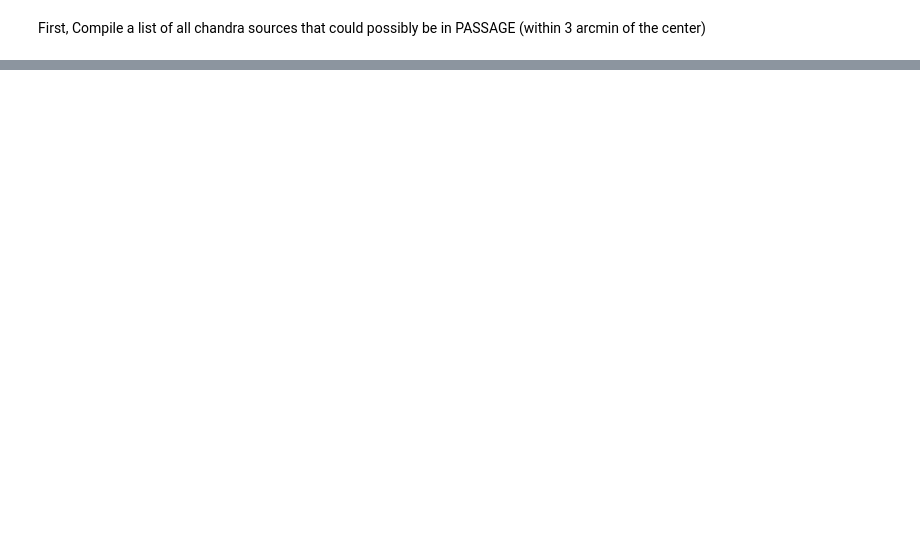
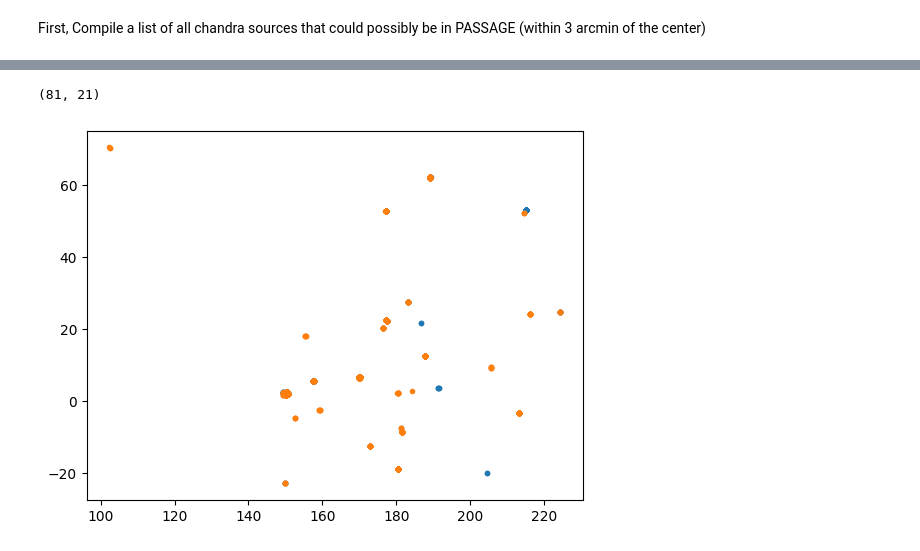
Before and after one commit to NubbyNubsIII/agn_passage, a Jupyter notebook: cross_ex_nb.ipynb, the cells around one changed output, grey strips where cells are left out. Saved outputs shown, nothing was run; the diff lists cells and outputs as text; code cells hidden in the pictures; blank space fills up the shorter version.

```diff
--- a/cross_ex_nb.ipynb
+++ b/cross_ex_nb.ipynb
@@ -17,14 +14,7 @@ np.savetxt('catalogs.csv',catalogs,fmt='%s',delimiter=',')
 # %%
 check_radius=0.05*u.deg #=3 arcmin
 catalog_names = {'chandra':'csc',
-                 'xmm':'xmmmaster',
-                 'swift':'swiftmastr',
-                 'rosat':'rosmaster',
-                 'erosita':'erassmastr',
-                 'rosat':'rassmaster',
-                 'xrism':'xrismmastr'}
-
-v_catalog_names = {}
+                 'xmm':'xmmssc'}
 
 par_coords_import=np.loadtxt('./par_coords.csv',dtype='str',delimiter=',')
 par_coords_list=coord.SkyCoord(ra=par_coords_import[:,1],dec=par_coords_import[:,2],unit=(u.deg, u.deg))
@@ -257,0 +109,20 @@ Par063
+# %%
+#do the first one outside the loop
+
+xmm_cols='detid, srcid, name, src_num, obsid, ra, dec, error_radius, ep_extent, ep_extent_error, ep_extent_ml, sc_ra, sc_dec, sc_poserr, sc_det_ml'
+
+for i in range(len(par_coords_list)):
+
+    #we already did the first one
+    if i==0:
+        xmm_table=Heasarc.query_region(par_coords_list[i],catalog='xmmssc',radius=check_radius,columns=xmm_cols)
+        add_col=tab.Column(np.repeat(par_names[i],len(xmm_table)),name='par_name')
+        xmm_table.add_column(add_col)
+        continue
+    current_par=par_names[i]
+    add_table=Heasarc.query_region(par_coords_list[i],catalog='xmmssc',radius=check_radius,columns=xmm_cols)
+    add_col=tab.Column(np.repeat(par_names[i],len(add_table)),name='par_name')
+    add_table.add_column(add_col)
+    xmm_table=tab.vstack([xmm_table,add_table])
+
+print(xmm_table)
@@ -257,0 +165,21 @@ Par063
+# %%
+len(set(xmm_table['srcid'])),len(set(xmm_table['obsid']))
+# %% [output]
+(81, 21)
+# %%
+plt.figure()
+plt.plot(csc_table['ra'],csc_table['dec'],'.')
+plt.plot(xmm_table['ra'],xmm_table['dec'],'.')
+plt.show()
+
+xmm_unique_table=tab.unique(xmm_table,keys='srcid')
+
+chan_coords=coord.SkyCoord(ra=csc_table['ra'],dec=csc_table['dec'],unit=(u.deg, u.deg))
+xmm_coords=coord.SkyCoord(ra=xmm_unique_table['sc_ra'],dec=xmm_unique_table['sc_dec'],unit=(u.deg, u.deg))
+
+chan_match_idx, d2d, d3d = chan_coords.match_to_catalog_sky(xmm_coords,)
+
+match_radius=3*u.arcsec
+dist_mask=d2d<match_radius
+# %% [output]
+[figure, added]
```
Also changed, not shown: parts of 13 cells of this notebook, 1 other file.
